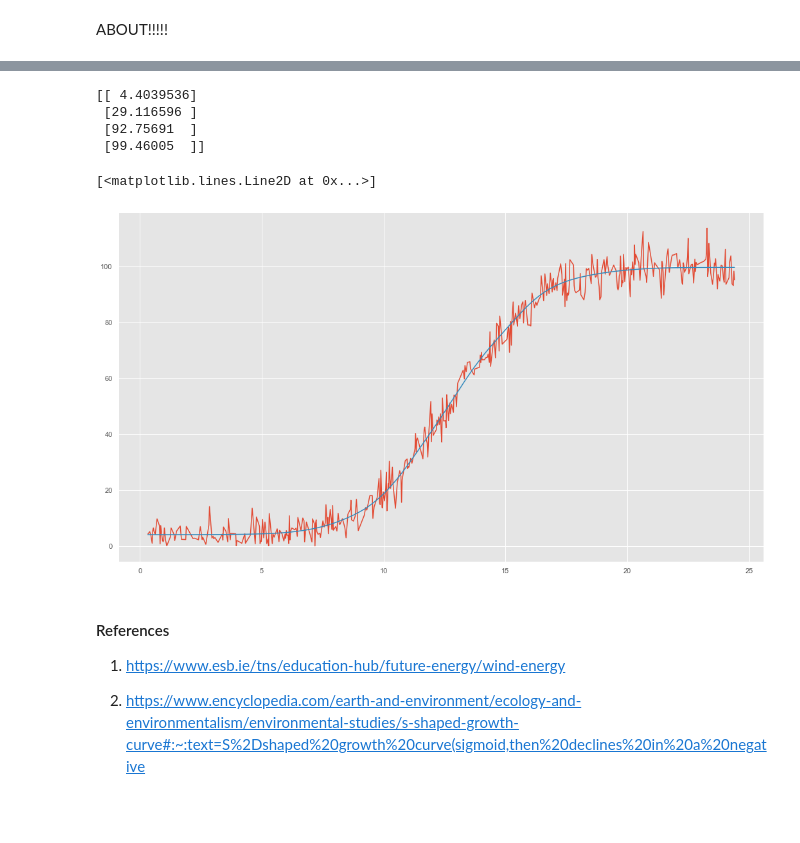
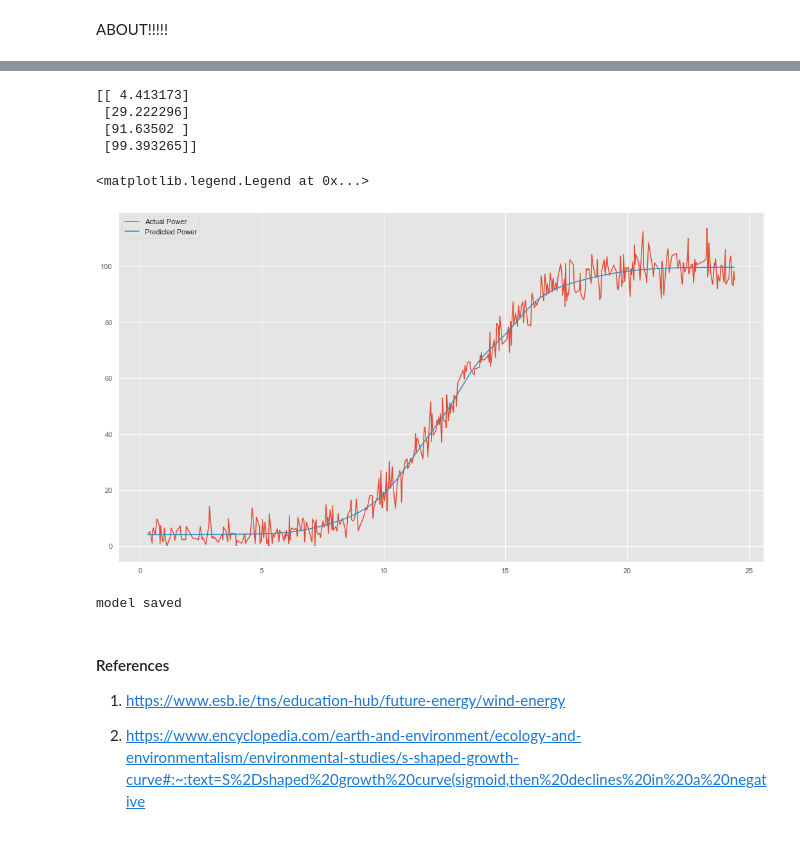
Before and after one commit to dconn20/MachineLearning.Project, a Jupyter notebook: Machine Learning & Statistics Project 2020.ipynb, the cells around one changed output, grey strips where cells are left out. Cells and saved outputs as stored; diff of their text form; code cells hidden in the pictures.

Commit message:
Model Saved, server code added

```diff
--- a/Machine Learning & Statistics Project 2020.ipynb
+++ b/Machine Learning & Statistics Project 2020.ipynb
@@ -359,18 +356,25 @@ array([[98.607056]], dtype=float32)
 # %%
-m.results = model.predict([5,11,17,22])
-print (m.results)
+model.results = model.predict([5,11,17,22])
+print (model.results)
 # %% [output]
-[[ 4.4039536]
- [29.116596 ]
- [92.75691  ]
- [99.46005  ]]
+[[ 4.413173]
+ [29.222296]
+ [91.63502 ]
+ [99.393265]]
 # %%
 # Plot Data and Predictions to Visualise
 plt.plot(x, y, label='Actual Power')
 plt.plot(x, model.predict(x), label='Predicted Power')
+plt.legend()
 # %% [output]
-[<matplotlib.lines.Line2D at 0x...>]
+<matplotlib.legend.Legend at 0x...>
-[figure, old version]
+[figure, new version]
+# %%
+# Save the model
+model.save("model.h5")
+print("model saved")
+# %% [output]
+model saved
 # %% [markdown]
 #### References
 
```
Also changed, not shown: parts of 7 cells of this notebook, 3 other files.
